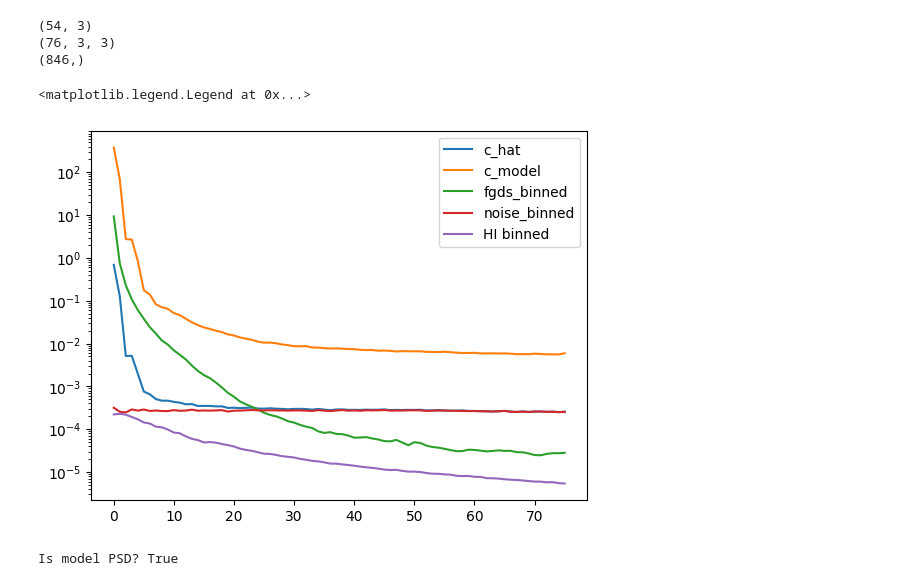
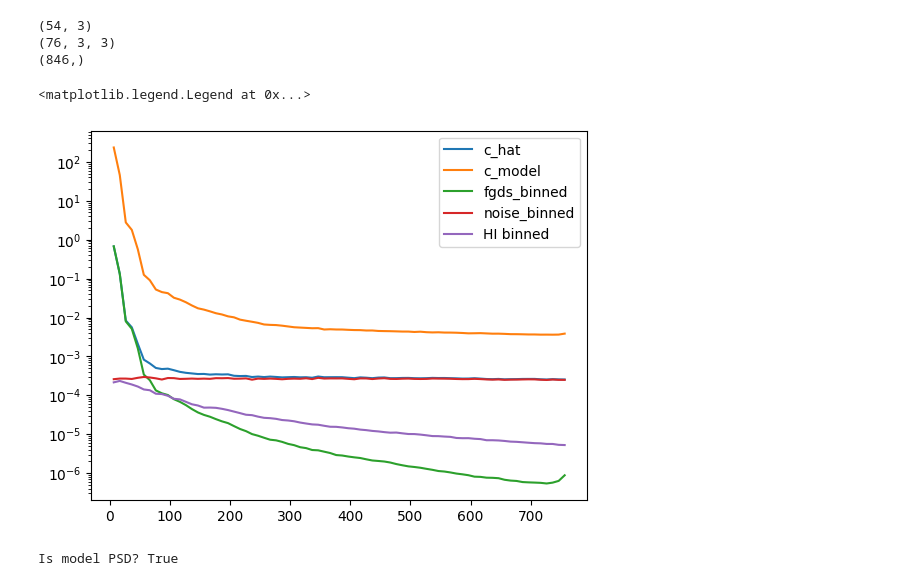
Before and after one commit to urwa99/MASS_Thesis, a Jupyter notebook: results_2/SMICA_cutsky.ipynb, the cells around one changed output. Saved outputs shown, nothing was run; the diff lists cells and outputs as text; code cells hidden in the pictures.

```diff
--- a/results_2/SMICA_cutsky.ipynb
+++ b/results_2/SMICA_cutsky.ipynb
@@ -183,10 +228,14 @@ def bin_spectra(cl,nside, delta):
             cl_binned[:, i, j] = b.bin_cell(cl[:, i, j])
 
     return leff,n_bins,cl_binned
+# %%
+leff,n_bins, noise_binned= bin_spectra(dec_noise, nside, delta_ell)
+*_, fgds_binned= bin_spectra(dec_fgds, nside, delta_ell)
+*_, hi_binned= bin_spectra(dec_hi, nside, delta_ell)
 # %%
-leff,n_bins, noise_binned= bin_spectra(noise_d, nside, delta_ell)
-*_, fgds_binned= bin_spectra(cl_fgds, nside, delta_ell)
-*_, hi_binned= bin_spectra(cl_hi, nside, delta_ell)
+# leff,n_bins, noise_binned= bin_spectra(noise_d, nside, delta_ell)
+# *_, fgds_binned= bin_spectra(cl_fgds, nside, delta_ell)
+# *_, hi_binned= bin_spectra(cl_hi, nside, delta_ell)
 # %%
 # np.save('fgds_binned.npy', fgds_binned)
 # np.save('noise_binned.npy', noise_binned)
@@ -328,9 +387,9 @@ def pca(empirical, r, f):
         P_b[b] = 0.5 * (P_b[b] + P_b[b].T) + epsilon * np.eye(r)
     return eigvals,F_i, P_b*f
 # %%
-factor=550
+factor=350
 # %%
-_,F_pca, P_b_pca = pca(c_dec,r, factor)
+_,F_pca, P_b_pca = pca(c_bin,r, factor)
 # F_pca, P_b_pca = guess_params(nfreqs, n_bins,r)
 # e,F_pca, P_b_pca = pca_extended_random_fill(c_hat,5,2)
 print(F_pca.shape)
@@ -363,16 +422,16 @@ def model_covariance(F, P_b,C_HI, C_noise, n_bins):
 # %%
 c_model= model_covariance(F_pca, P_b_pca,hi_binned,noise_binned, n_bins)
 # %%
-plt.plot(c_dec[:,10,10], label='c_hat')
-plt.plot(c_model[:,10,10], label='c_model')
-plt.plot(fgds_binned[:,10,10], label='fgds_binned')
-plt.plot(noise_binned[:,10,10], label='noise_binned')
-plt.plot(hi_binned[:,10,10], label='HI binned')
+plt.plot(leff,c_hat[:,10,10], label='c_hat')
+plt.plot(leff,c_model[:,10,10], label='c_model')
+plt.plot(leff,fgds_binned[:,10,10], label='fgds_binned')
+plt.plot(leff,noise_binned[:,10,10], label='noise_binned')
+plt.plot(leff,hi_binned[:,10,10], label='HI binned')
 plt.yscale('log')
 plt.legend()
 # %% [output]
 <matplotlib.legend.Legend at 0x...>
-[figure, old version]
+[figure, new version]
 # %%
 def is_psd(P, tol=0):
     eigenvalues = np.linalg.eigvalsh(P)  # symmetric-optimized
```
Also changed, not shown: parts of 25 cells of this notebook.
